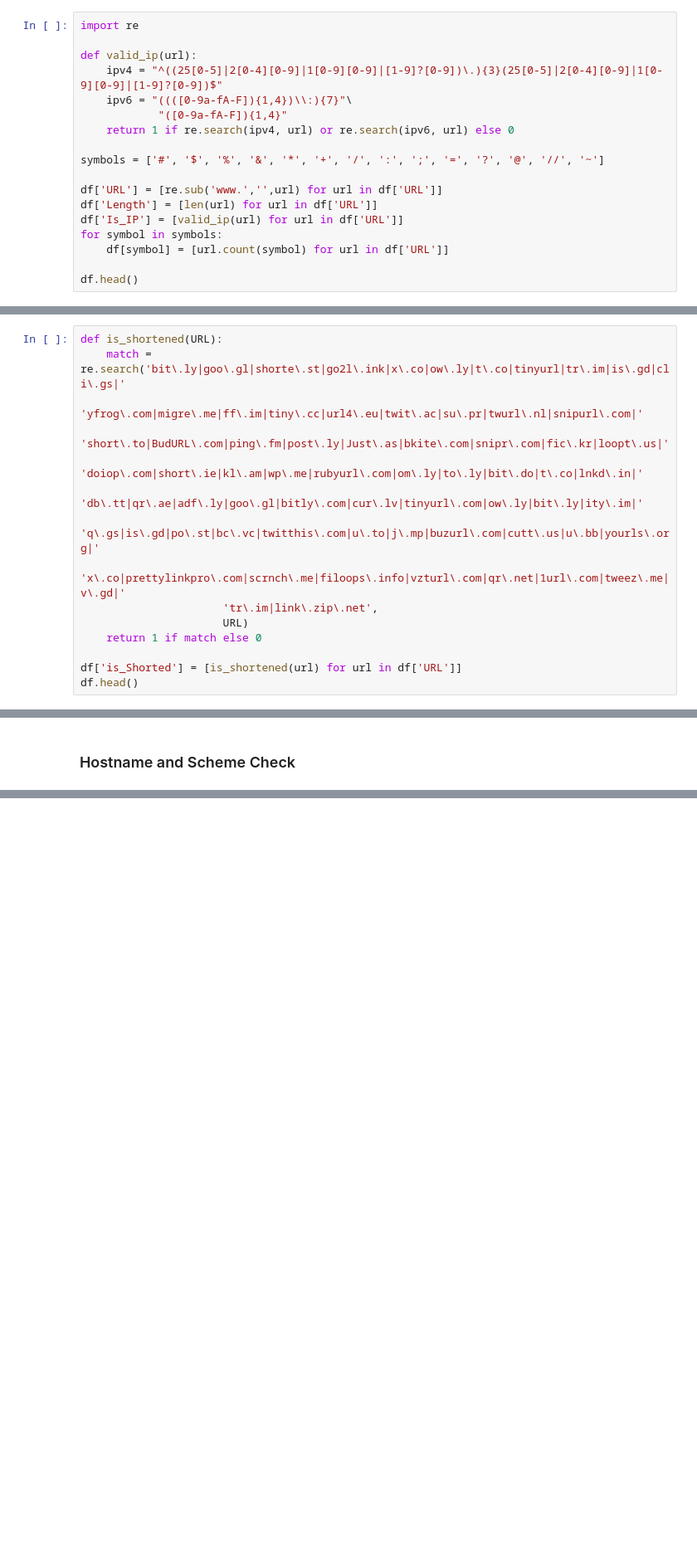
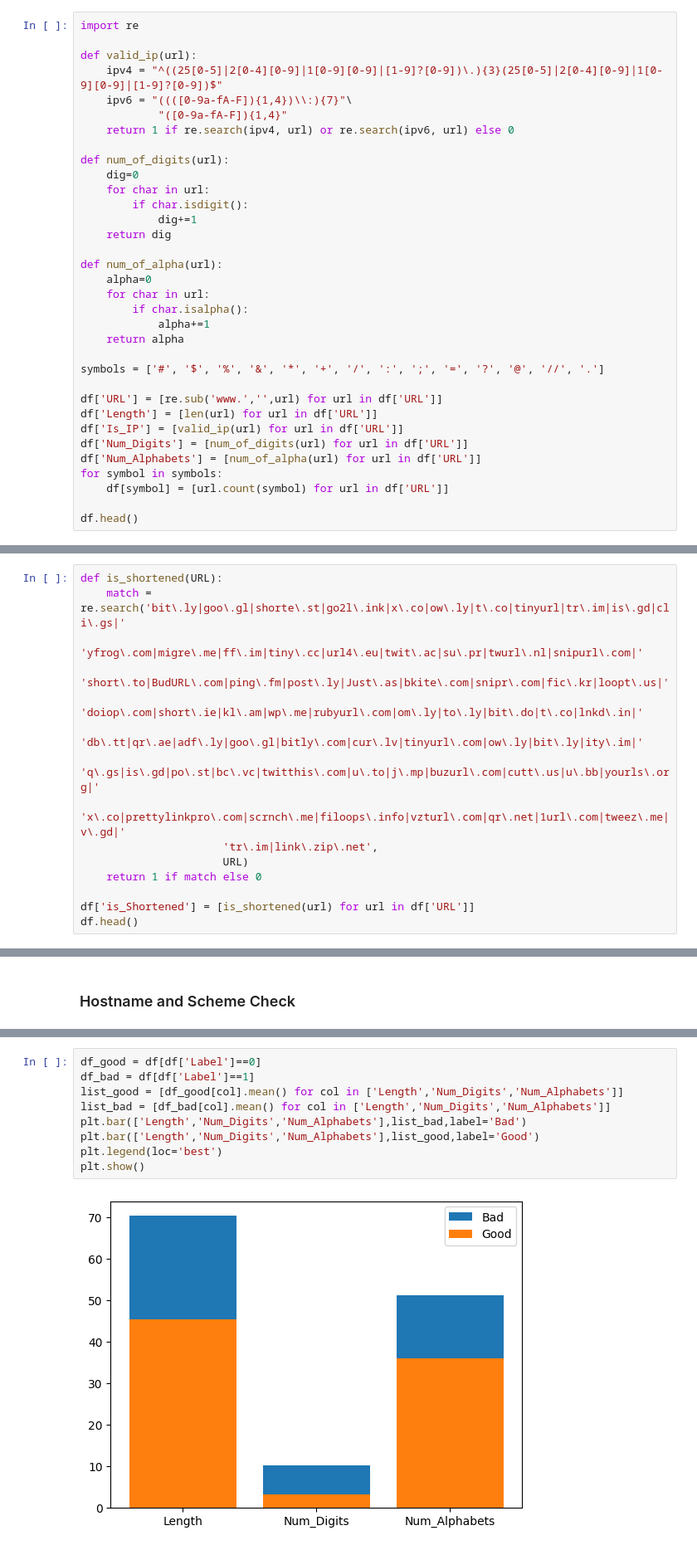
Before and after one commit to ManipalInformationSecurityTeam/Phishing-URL-Detection-Workshop, a Jupyter notebook: model/model.ipynb, the cells around one changed output, grey strips where cells are left out. Shown at 83% size. Drawn from its saved outputs; the diff is of its cells as text; blank space fills up the shorter version.

```diff
--- a/model/model.ipynb
+++ b/model/model.ipynb
@@ -62,11 +69,27 @@ def valid_ip(url):
             "([0-9a-fA-F]){1,4}"
     return 1 if re.search(ipv4, url) or re.search(ipv6, url) else 0
 
-symbols = ['#', '$', '%', '&', '*', '+', '/', ':', ';', '=', '?', '@', '//', '~']
+def num_of_digits(url):
+    dig=0
+    for char in url:
+        if char.isdigit():
+            dig+=1
+    return dig
+
+def num_of_alpha(url):
+    alpha=0
+    for char in url:
+        if char.isalpha():
+            alpha+=1
+    return alpha
+
+symbols = ['#', '$', '%', '&', '*', '+', '/', ':', ';', '=', '?', '@', '//', '.']
 
 df['URL'] = [re.sub('www.','',url) for url in df['URL']]
 df['Length'] = [len(url) for url in df['URL']]
 df['Is_IP'] = [valid_ip(url) for url in df['URL']]
+df['Num_Digits'] = [num_of_digits(url) for url in df['URL']]
+df['Num_Alphabets'] = [num_of_alpha(url) for url in df['URL']]
 for symbol in symbols:
     df[symbol] = [url.count(symbol) for url in df['URL']]
 
@@ -104,5 +116,5 @@ def is_shortened(URL):
                       URL)
     return 1 if match else 0
 
-df['is_Shorted'] = [is_shortened(url) for url in df['URL']]
+df['is_Shortened'] = [is_shortened(url) for url in df['URL']]
 df.head()
@@ -123,0 +156,11 @@ df['is_HTTP'] = [check_scheme(url) for url in df['URL']]
+# %%
+df_good = df[df['Label']==0]
+df_bad = df[df['Label']==1]
+list_good = [df_good[col].mean() for col in ['Length','Num_Digits','Num_Alphabets']]
+list_bad = [df_bad[col].mean() for col in ['Length','Num_Digits','Num_Alphabets']]
+plt.bar(['Length','Num_Digits','Num_Alphabets'],list_bad,label='Bad')
+plt.bar(['Length','Num_Digits','Num_Alphabets'],list_good,label='Good')
+plt.legend(loc='best')
+plt.show()
+# %% [output]
+[figure, added]
```
Also changed, not shown: parts of 41 cells of this notebook, 3 other files.
